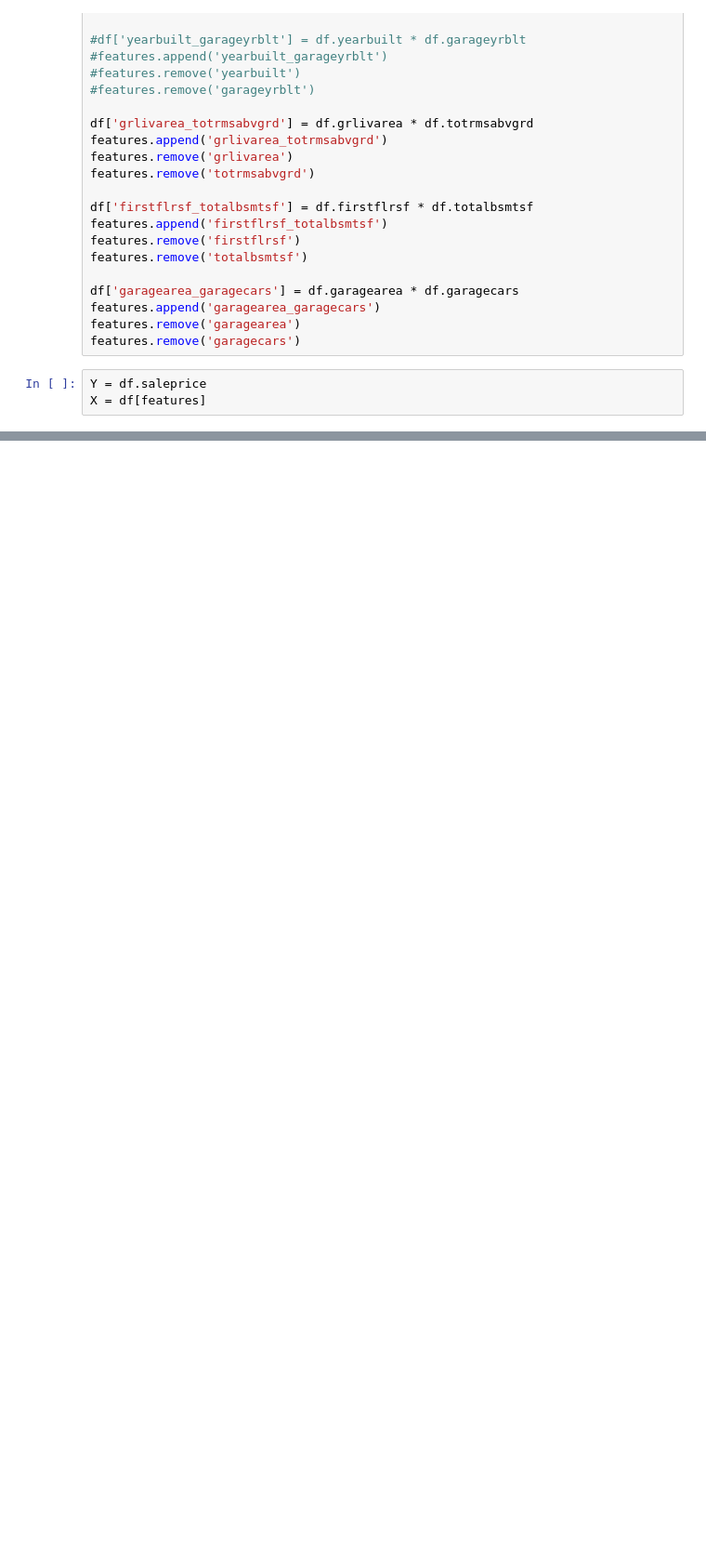
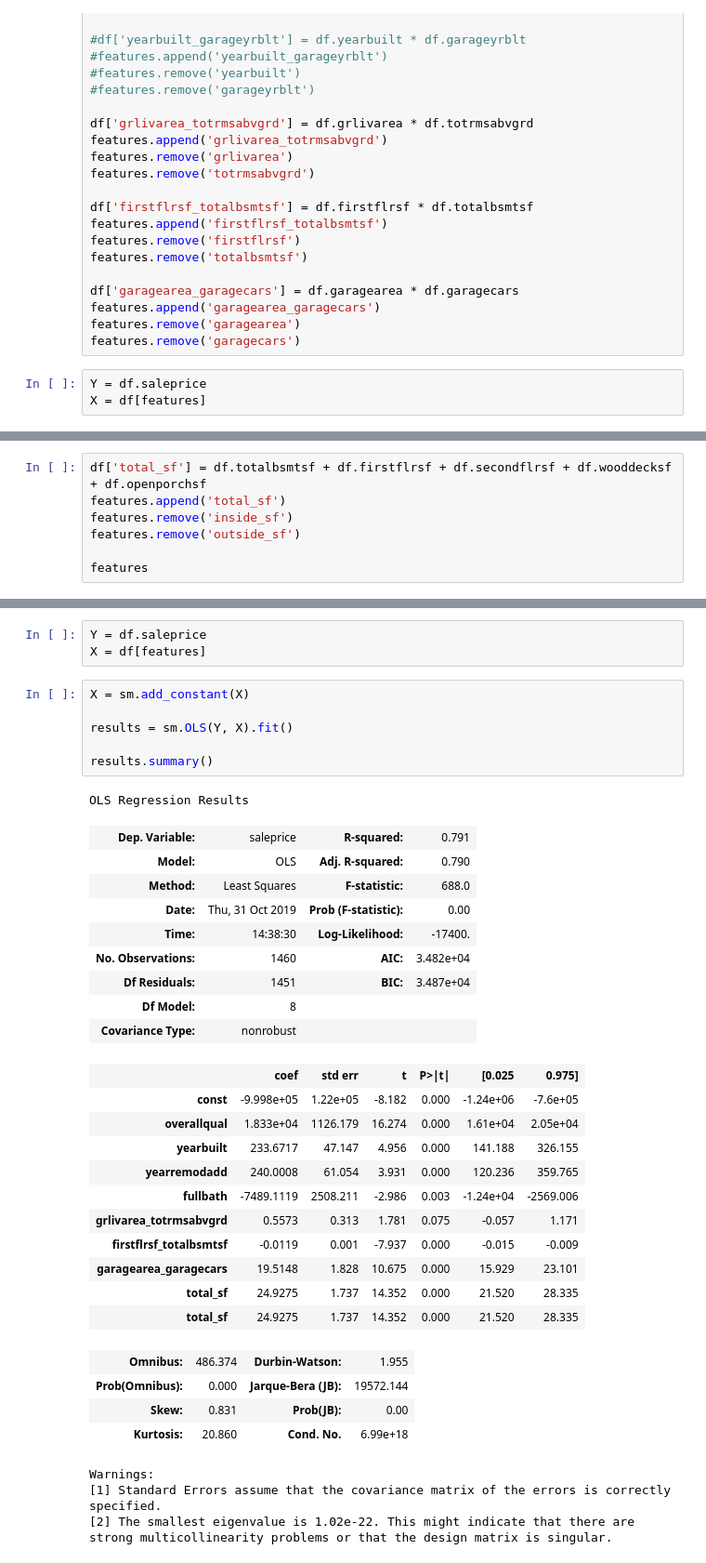
Before and after one commit to Kosmorsky/Thinkful, a Jupyter notebook: Module 19 - Supervised learning (regression)/19.5_house_prices_performance.ipynb, the cells around one changed output, grey strips where cells are left out. Shown at 93% size. Cells and saved outputs as stored; diff of their text form; blank space fills up the shorter version.

```diff
--- a/Module 19 - Supervised learning (regression)/19.5_house_prices_performance.ipynb
+++ b/Module 19 - Supervised learning (regression)/19.5_house_prices_performance.ipynb
@@ -208,0 +276,7 @@ strong multicollinearity or other numerical problems.
+# %%
+df['total_sf'] = df.totalbsmtsf + df.firstflrsf + df.secondflrsf + df.wooddecksf + df.openporchsf
+features.append('total_sf')
+features.remove('inside_sf')
+features.remove('outside_sf')
+
+features
@@ -209 +293,40 @@ strong multicollinearity or other numerical problems.
+# %%
+Y = df.saleprice
+X = df[features]
+# %%
+X = sm.add_constant(X)
+
+results = sm.OLS(Y, X).fit()
+
+results.summary()
+# %% [output]
+OLS Regression Results
+| Dep. Variable: | saleprice | R-squared: | 0.791 |
+| Model: | OLS | Adj. R-squared: | 0.790 |
+| Method: | Least Squares | F-statistic: | 688.0 |
+| Date: | Thu, 31 Oct 2019 | Prob (F-statistic): | 0.00 |
+| Time: | 14:38:30 | Log-Likelihood: | -17400. |
+| No. Observations: | 1460 | AIC: | 3.482e+04 |
+| Df Residuals: | 1451 | BIC: | 3.487e+04 |
+| Df Model: | 8 |  |  |
+| Covariance Type: | nonrobust |  |  |
+|  | coef | std err | t | P>|t| | [0.025 | 0.975] |
+| const | -9.998e+05 | 1.22e+05 | -8.182 | 0.000 | -1.24e+06 | -7.6e+05 |
+| overallqual | 1.833e+04 | 1126.179 | 16.274 | 0.000 | 1.61e+04 | 2.05e+04 |
+| yearbuilt | 233.6717 | 47.147 | 4.956 | 0.000 | 141.188 | 326.155 |
+| yearremodadd | 240.0008 | 61.054 | 3.931 | 0.000 | 120.236 | 359.765 |
+| fullbath | -7489.1119 | 2508.211 | -2.986 | 0.003 | -1.24e+04 | -2569.006 |
+| grlivarea_totrmsabvgrd | 0.5573 | 0.313 | 1.781 | 0.075 | -0.057 | 1.171 |
+| firstflrsf_totalbsmtsf | -0.0119 | 0.001 | -7.937 | 0.000 | -0.015 | -0.009 |
+| garagearea_garagecars | 19.5148 | 1.828 | 10.675 | 0.000 | 15.929 | 23.101 |
+| total_sf | 24.9275 | 1.737 | 14.352 | 0.000 | 21.520 | 28.335 |
+| total_sf | 24.9275 | 1.737 | 14.352 | 0.000 | 21.520 | 28.335 |
+| Omnibus: | 486.374 | Durbin-Watson: | 1.955 |
+| Prob(Omnibus): | 0.000 | Jarque-Bera (JB): | 19572.144 |
+| Skew: | 0.831 | Prob(JB): | 0.00 |
+| Kurtosis: | 20.860 | Cond. No. | 6.99e+18 |
+Warnings:
+[1] Standard Errors assume that the covariance matrix of the errors is correctly specified.
+[2] The smallest eigenvalue is 1.02e-22. This might indicate that there are
+strong multicollinearity problems or that the design matrix is singular.
 # %% [markdown]
```
Also changed, not shown: parts of 9 cells of this notebook.
